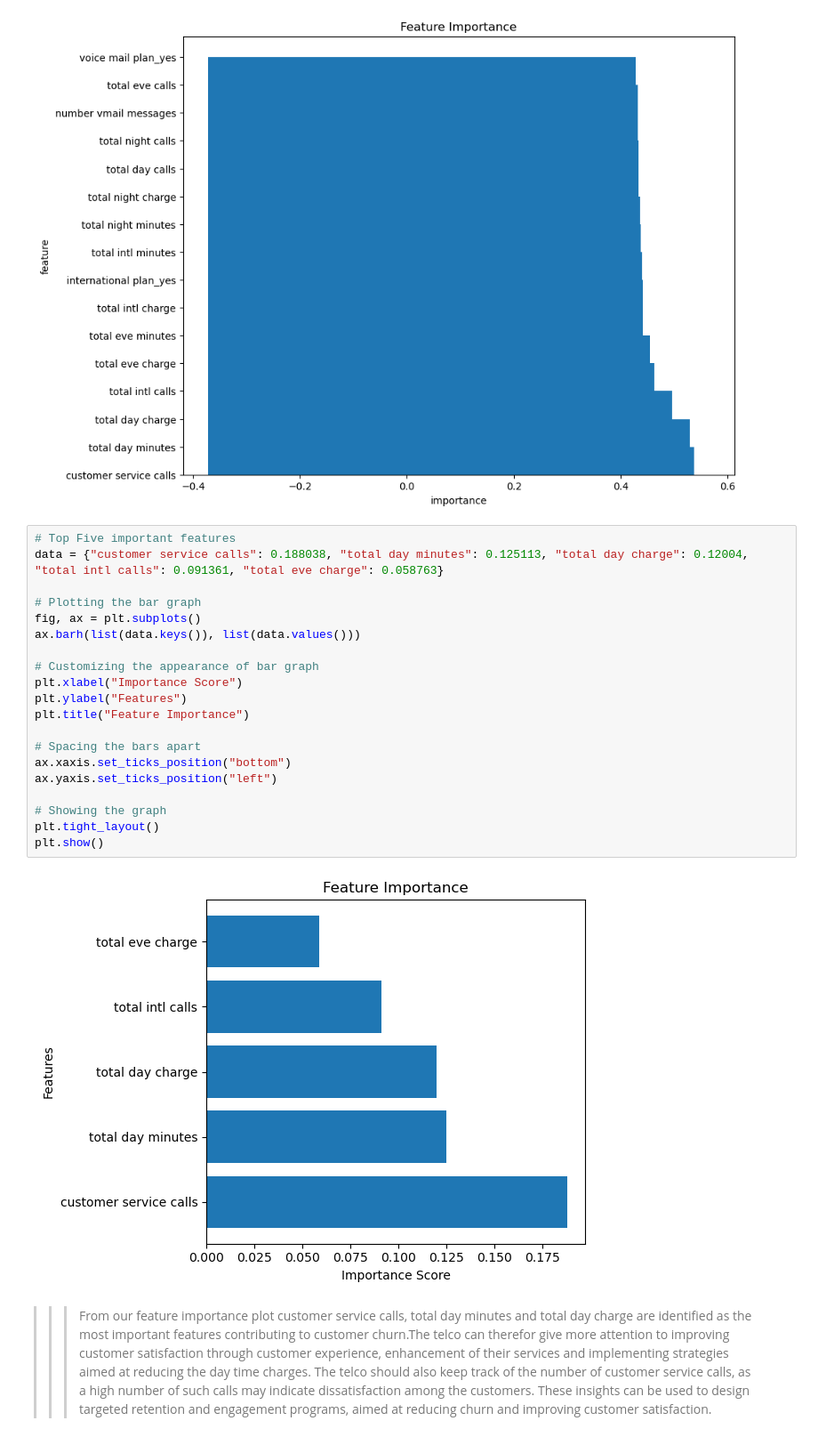
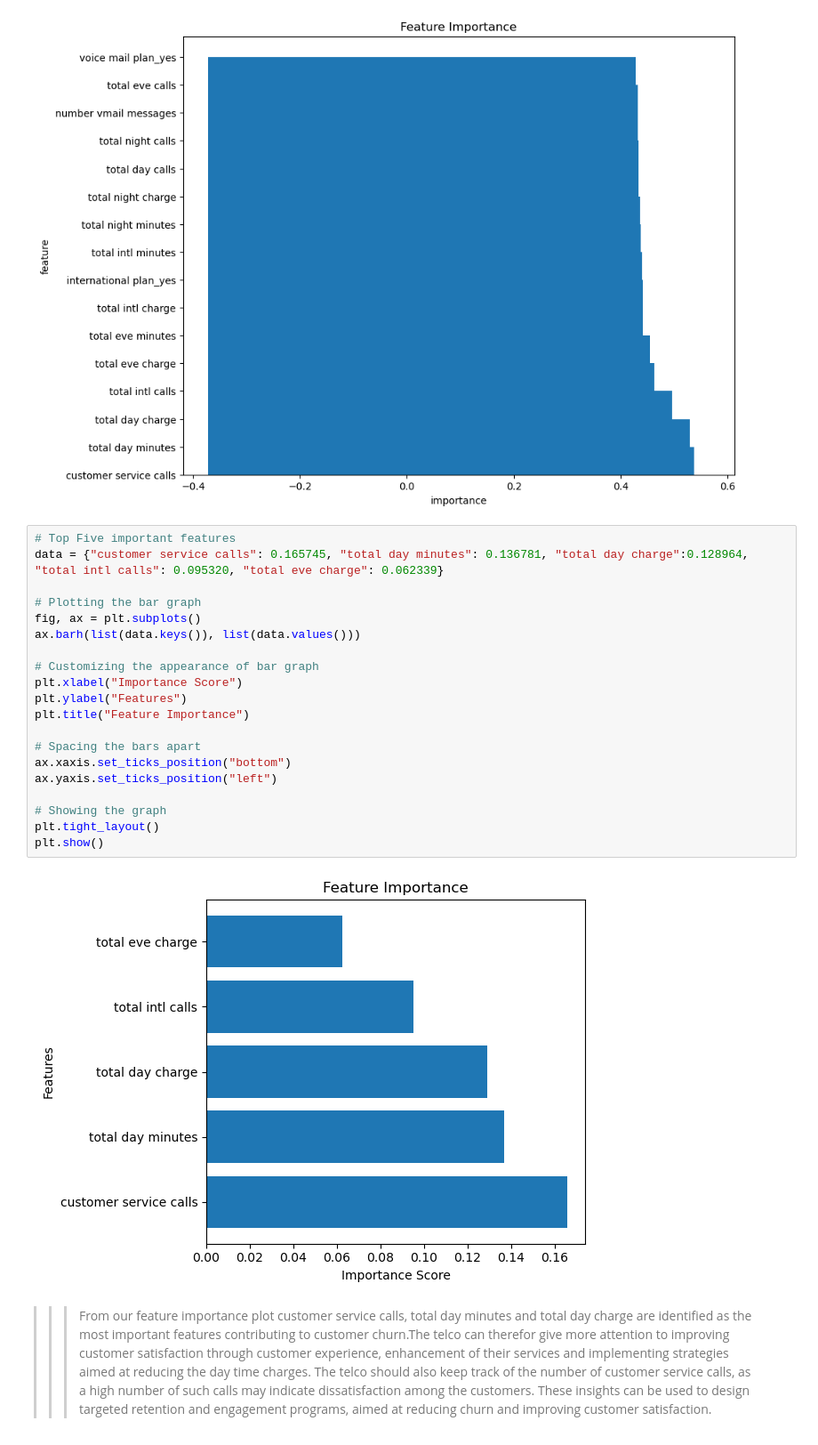
Before and after one commit to Abdikarim89/dsc-phase-3-project-v2-3, a Jupyter notebook: dsc_ph_3_project.ipynb, the cells around one changed output. Shown at 89% size. Drawn from its saved outputs; the diff is of its cells as text.

```diff
--- a/dsc_ph_3_project.ipynb
+++ b/dsc_ph_3_project.ipynb
@@ -783,26 +783,26 @@ Text(0.5, 1.0, 'Feature Importance')
 [figure]
 # %%
 # Top Five important features
-data = {"customer service calls": 0.188038, "total day minutes": 0.125113, "total day charge": 0.12004, "total intl calls": 0.091361, "total eve charge": 0.058763}
+data = {"customer service calls": 0.165745, "total day minutes": 0.136781, "total day charge":0.128964, "total intl calls": 0.095320, "total eve charge": 0.062339}
 
 # Plotting the bar graph
 fig, ax = plt.subplots()
 ax.barh(list(data.keys()), list(data.values()))
 
 # Customizing the appearance of bar graph
 plt.xlabel("Importance Score")
 plt.ylabel("Features")
 plt.title("Feature Importance")
 
 # Spacing the bars apart
 ax.xaxis.set_ticks_position("bottom")
 ax.yaxis.set_ticks_position("left")
 
 # Showing the graph
 plt.tight_layout()
 plt.show()
 # %% [output]
-[figure, old version]
+[figure, new version]
 # %% [markdown]
 >>> From our feature importance plot customer service calls, total day minutes and total day charge are identified as the most important features contributing to customer churn.The telco can therefor give more attention to improving customer satisfaction through customer experience, enhancement of their services and implementing strategies aimed at reducing the day time charges. The telco should also keep track of the number of customer service calls, as a high number of such calls may indicate dissatisfaction among the customers. These insights can be used to design targeted retention and engagement programs, aimed at reducing churn and improving customer satisfaction.
 # %% [markdown]
```
Also changed, not shown: parts of 9 cells of this notebook.
